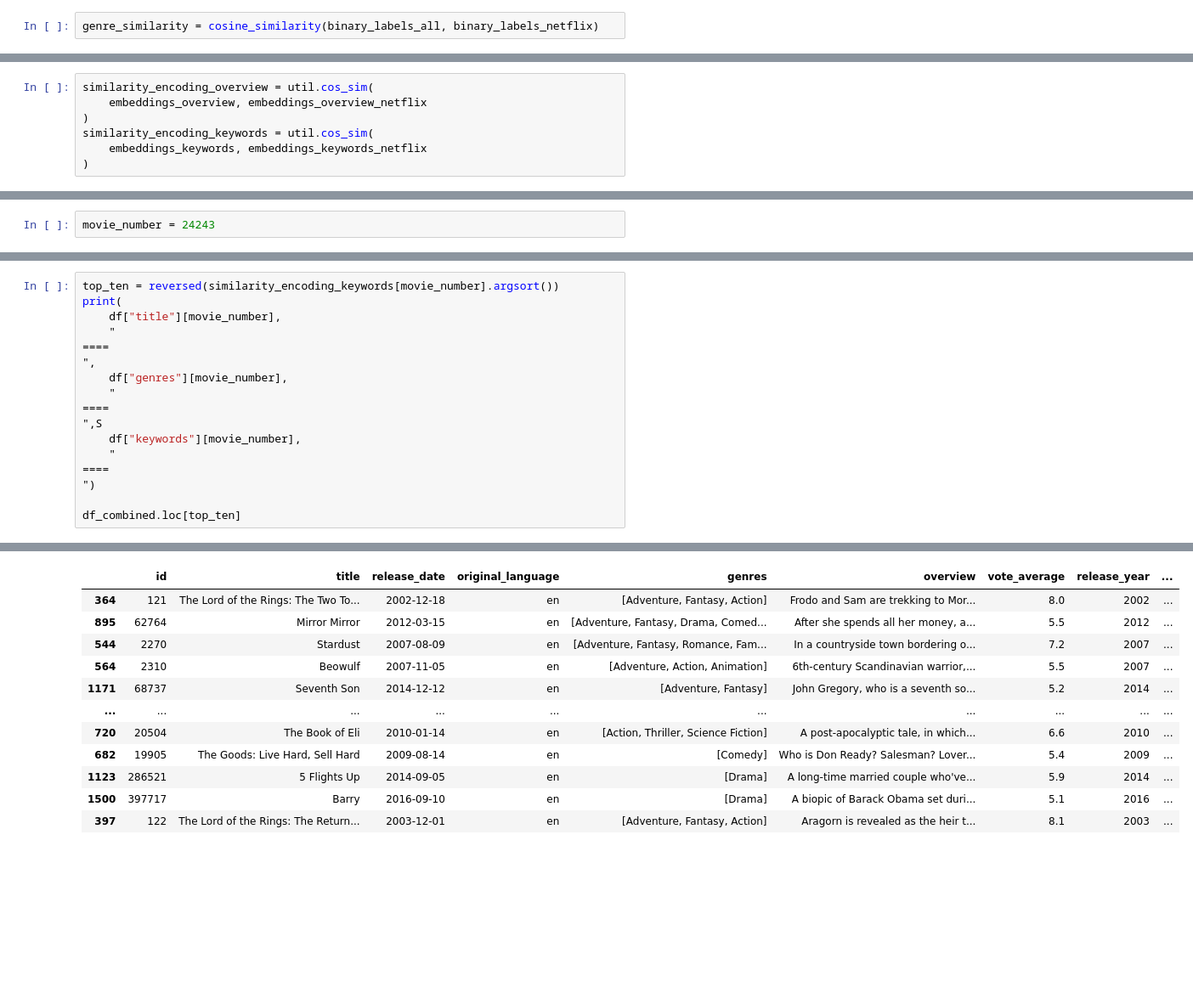
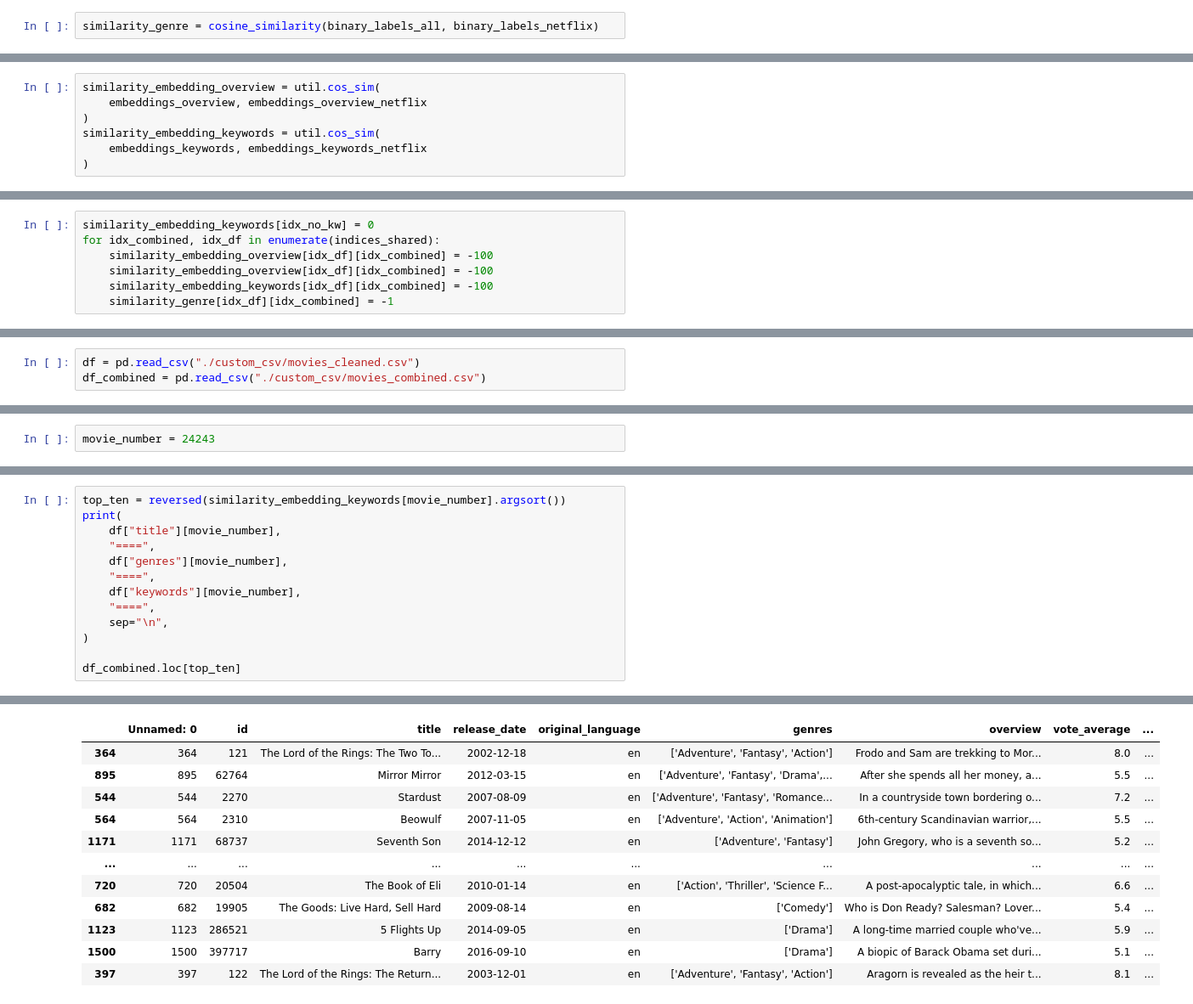
Before and after one commit to Bangar-Lovejesh/Movie-Recommender, a Jupyter notebook: notebook/movies-and-netflix-preprocessing.ipynb, the cells around one changed output, grey strips where cells are left out. Shown at 85% size. Cells and saved outputs as stored; diff of their text form; blank space fills up the shorter version.

```diff
--- a/notebook/movies-and-netflix-preprocessing.ipynb
+++ b/notebook/movies-and-netflix-preprocessing.ipynb
@@ -163,4 +163,4 @@ mlb = MultiLabelBinarizer(classes=all_genres)
 binary_labels_netflix = mlb.fit_transform(df_combined["genres"])
 genres = mlb.classes_
 # %%
-genre_similarity = cosine_similarity(binary_labels_all, binary_labels_netflix)
+similarity_genre = cosine_similarity(binary_labels_all, binary_labels_netflix)
@@ -188,7 +184,7 @@ similarity_netflix = genre_similarity[indices_shared]
 # %%
-similarity_encoding_overview = util.cos_sim(
+similarity_embedding_overview = util.cos_sim(
     embeddings_overview, embeddings_overview_netflix
 )
-similarity_encoding_keywords = util.cos_sim(
+similarity_embedding_keywords = util.cos_sim(
     embeddings_keywords, embeddings_keywords_netflix
 )
@@ -200 +191,8 @@ genre_similarity[indices_shared, np.arange(len(indices_shared))] = -1
+# %%
+similarity_embedding_keywords[idx_no_kw] = 0
+for idx_combined, idx_df in enumerate(indices_shared):
+    similarity_embedding_overview[idx_df][idx_combined] = -100
+    similarity_embedding_overview[idx_df][idx_combined] = -100
+    similarity_embedding_keywords[idx_df][idx_combined] = -100
+    similarity_genre[idx_df][idx_combined] = -1
 # %%
@@ -220,6 +222,9 @@ torch.Size([44395, 1723])
 Path("./custom_csv").mkdir(parents=True, exist_ok=True)
 df.to_csv("./custom_csv/movies_cleaned.csv")
 df_combined.to_csv("./custom_csv/movies_combined.csv")
+# %%
+df = pd.read_csv("./custom_csv/movies_cleaned.csv")
+df_combined = pd.read_csv("./custom_csv/movies_combined.csv")
 # %%
 df["title"][df.title == "The Lord of the Rings: The Return of the King"]
 # %% [output]
@@ -262,18 +267,14 @@ The Lord of the Rings: The Return of the King
 # %%
-top_ten = reversed(similarity_encoding_keywords[movie_number].argsort())
+top_ten = reversed(similarity_embedding_keywords[movie_number].argsort())
 print(
     df["title"][movie_number],
-    "
-====
-",
+    "====",
     df["genres"][movie_number],
-    "
-====
-",S
+    "====",
     df["keywords"][movie_number],
-    "
-====
-")
+    "====",
+    sep="\n",
+)
 
 df_combined.loc[top_ten]
 # %% [output]
@@ -285,13 +286,13 @@ The Lord of the Rings: The Return of the King
 ====
-|  | id | title | release_date | original_language | genres | overview | vote_average | release_year | ... |
-| 364 | 121 | The Lord of the Rings: The Two To... | 2002-12-18 | en | [Adventure, Fantasy, Action] | Frodo and Sam are trekking to Mor... | 8.0 | 2002 | ... |
-| 895 | 62764 | Mirror Mirror | 2012-03-15 | en | [Adventure, Fantasy, Drama, Comed... | After she spends all her money, a... | 5.5 | 2012 | ... |
-| 544 | 2270 | Stardust | 2007-08-09 | en | [Adventure, Fantasy, Romance, Fam... | In a countryside town bordering o... | 7.2 | 2007 | ... |
-| 564 | 2310 | Beowulf | 2007-11-05 | en | [Adventure, Action, Animation] | 6th-century Scandinavian warrior,... | 5.5 | 2007 | ... |
-| 1171 | 68737 | Seventh Son | 2014-12-12 | en | [Adventure, Fantasy] | John Gregory, who is a seventh so... | 5.2 | 2014 | ... |
+|  | Unnamed: 0 | id | title | release_date | original_language | genres | overview | vote_average | ... |
+| 364 | 364 | 121 | The Lord of the Rings: The Two To... | 2002-12-18 | en | ['Adventure', 'Fantasy', 'Action'] | Frodo and Sam are trekking to Mor... | 8.0 | ... |
+| 895 | 895 | 62764 | Mirror Mirror | 2012-03-15 | en | ['Adventure', 'Fantasy', 'Drama',... | After she spends all her money, a... | 5.5 | ... |
+| 544 | 544 | 2270 | Stardust | 2007-08-09 | en | ['Adventure', 'Fantasy', 'Romance... | In a countryside town bordering o... | 7.2 | ... |
+| 564 | 564 | 2310 | Beowulf | 2007-11-05 | en | ['Adventure', 'Action', 'Animation'] | 6th-century Scandinavian warrior,... | 5.5 | ... |
+| 1171 | 1171 | 68737 | Seventh Son | 2014-12-12 | en | ['Adventure', 'Fantasy'] | John Gregory, who is a seventh so... | 5.2 | ... |
 | ... | ... | ... | ... | ... | ... | ... | ... | ... | ... |
-| 720 | 20504 | The Book of Eli | 2010-01-14 | en | [Action, Thriller, Science Fiction] | A post-apocalyptic tale, in which... | 6.6 | 2010 | ... |
-| 682 | 19905 | The Goods: Live Hard, Sell Hard | 2009-08-14 | en | [Comedy] | Who is Don Ready? Salesman? Lover... | 5.4 | 2009 | ... |
-| 1123 | 286521 | 5 Flights Up | 2014-09-05 | en | [Drama] | A long-time married couple who've... | 5.9 | 2014 | ... |
-| 1500 | 397717 | Barry | 2016-09-10 | en | [Drama] | A biopic of Barack Obama set duri... | 5.1 | 2016 | ... |
-| 397 | 122 | The Lord of the Rings: The Return... | 2003-12-01 | en | [Adventure, Fantasy, Action] | Aragorn is revealed as the heir t... | 8.1 | 2003 | ... |
+| 720 | 720 | 20504 | The Book of Eli | 2010-01-14 | en | ['Action', 'Thriller', 'Science F... | A post-apocalyptic tale, in which... | 6.6 | ... |
+| 682 | 682 | 19905 | The Goods: Live Hard, Sell Hard | 2009-08-14 | en | ['Comedy'] | Who is Don Ready? Salesman? Lover... | 5.4 | ... |
+| 1123 | 1123 | 286521 | 5 Flights Up | 2014-09-05 | en | ['Drama'] | A long-time married couple who've... | 5.9 | ... |
+| 1500 | 1500 | 397717 | Barry | 2016-09-10 | en | ['Drama'] | A biopic of Barack Obama set duri... | 5.1 | ... |
+| 397 | 397 | 122 | The Lord of the Rings: The Return... | 2003-12-01 | en | ['Adventure', 'Fantasy', 'Action'] | Aragorn is revealed as the heir t... | 8.1 | ... |
```
Also changed, not shown: parts of 17 cells of this notebook.
